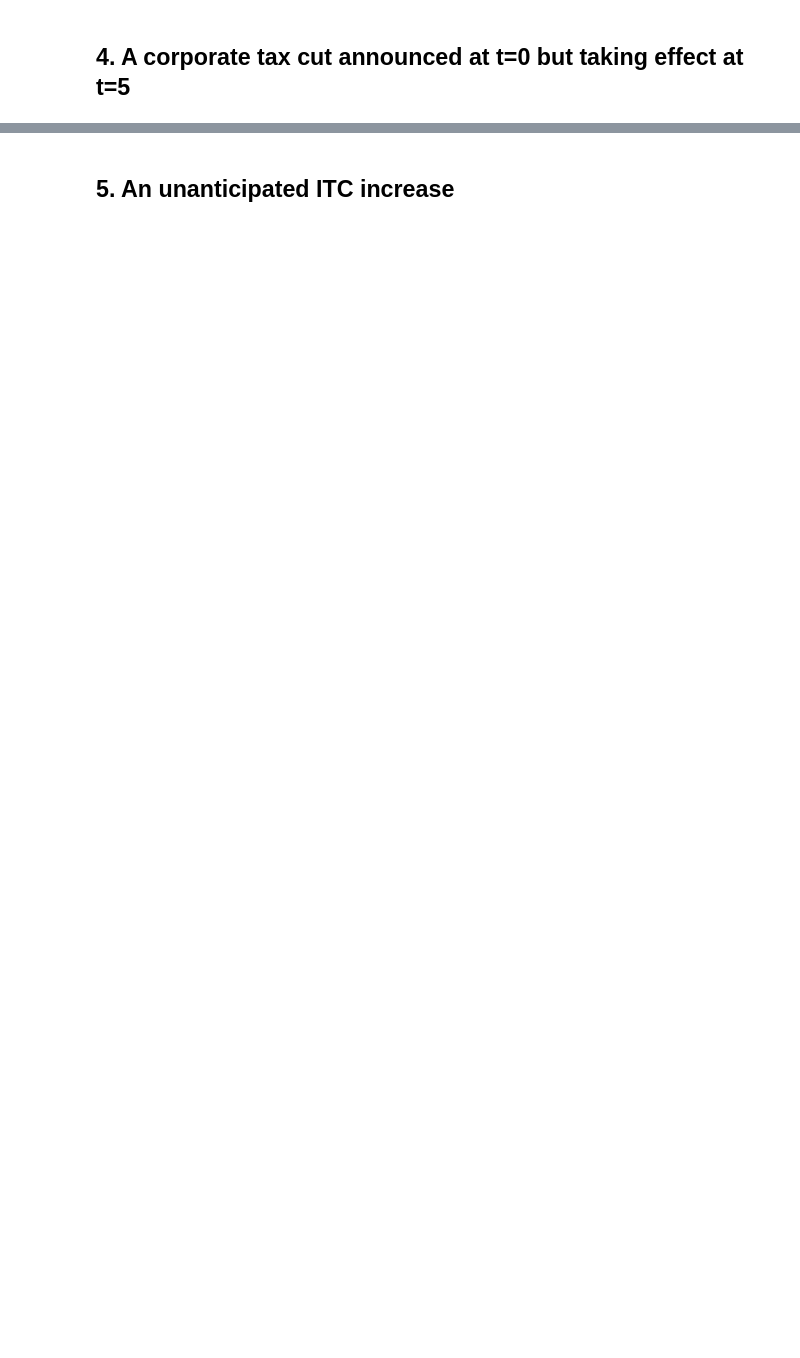
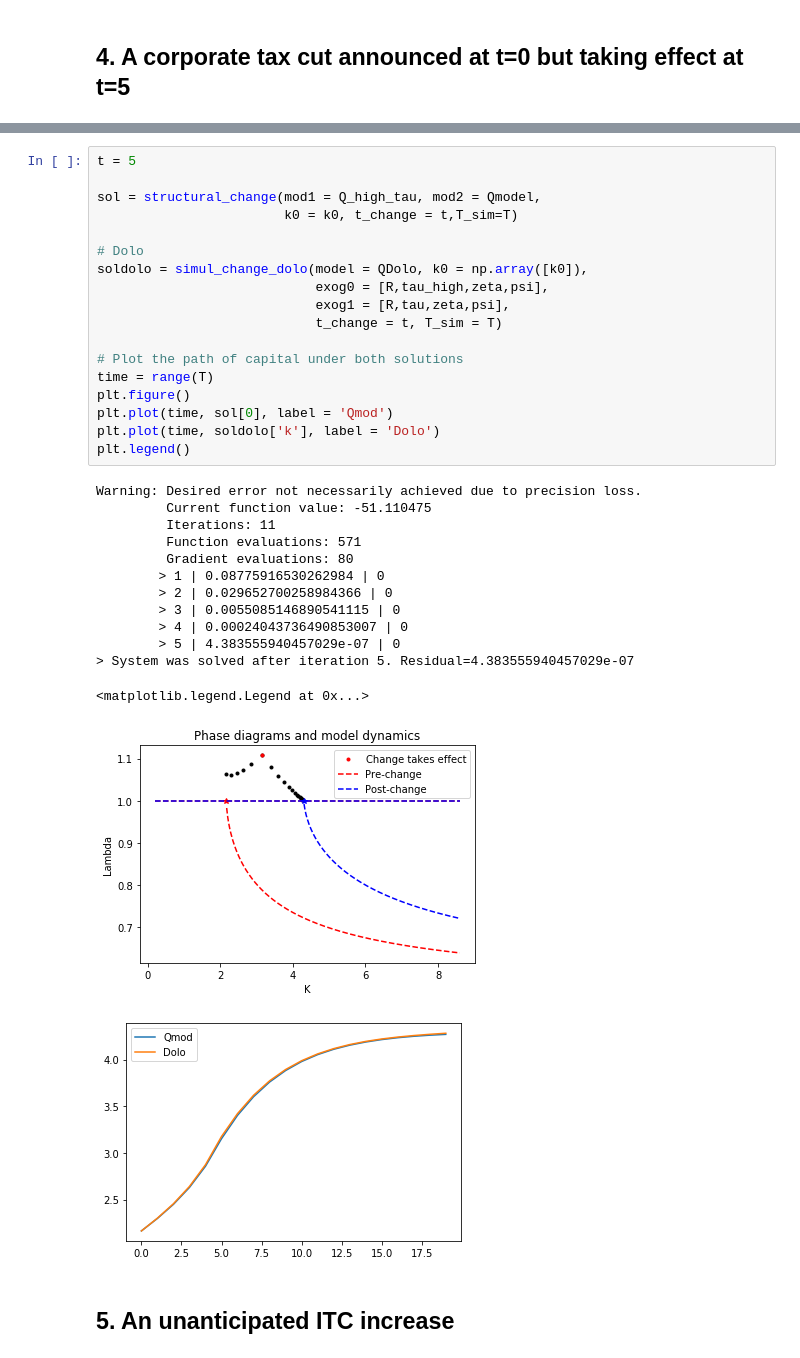
Before and after one commit to Mv77/Q_Investment, a Jupyter notebook: Examples_structural_change.ipynb, the cells around one changed output, grey strips where cells are left out. Drawn from its saved outputs; the diff is of its cells as text; blank space fills up the shorter version.

```diff
--- a/Examples_structural_change.ipynb
+++ b/Examples_structural_change.ipynb
@@ -197,2 +323,35 @@ Optimization terminated successfully.
+# %%
+t = 5
+
+sol = structural_change(mod1 = Q_high_tau, mod2 = Qmodel,
+                        k0 = k0, t_change = t,T_sim=T)
+
+# Dolo
+soldolo = simul_change_dolo(model = QDolo, k0 = np.array([k0]),
+                            exog0 = [R,tau_high,zeta,psi],
+                            exog1 = [R,tau,zeta,psi],
+                            t_change = t, T_sim = T)
+
+# Plot the path of capital under both solutions
+time = range(T)
+plt.figure()
+plt.plot(time, sol[0], label = 'Qmod')
+plt.plot(time, soldolo['k'], label = 'Dolo')
+plt.legend()
+# %% [output]
+Warning: Desired error not necessarily achieved due to precision loss.
+         Current function value: -51.110475
+         Iterations: 11
+         Function evaluations: 571
+         Gradient evaluations: 80
+        > 1 | 0.08775916530262984 | 0
+        > 2 | 0.029652700258984366 | 0
+        > 3 | 0.0055085146890541115 | 0
+        > 4 | 0.00024043736490853007 | 0
+        > 5 | 4.383555940457029e-07 | 0
+> System was solved after iteration 5. Residual=4.383555940457029e-07
+<matplotlib.legend.Legend at 0x...>
+[figure, added]
+[figure, added]
 # %% [markdown]
 ## 5. An unanticipated ITC increase
```
Also changed, not shown: parts of 16 cells of this notebook, 4 other files.
